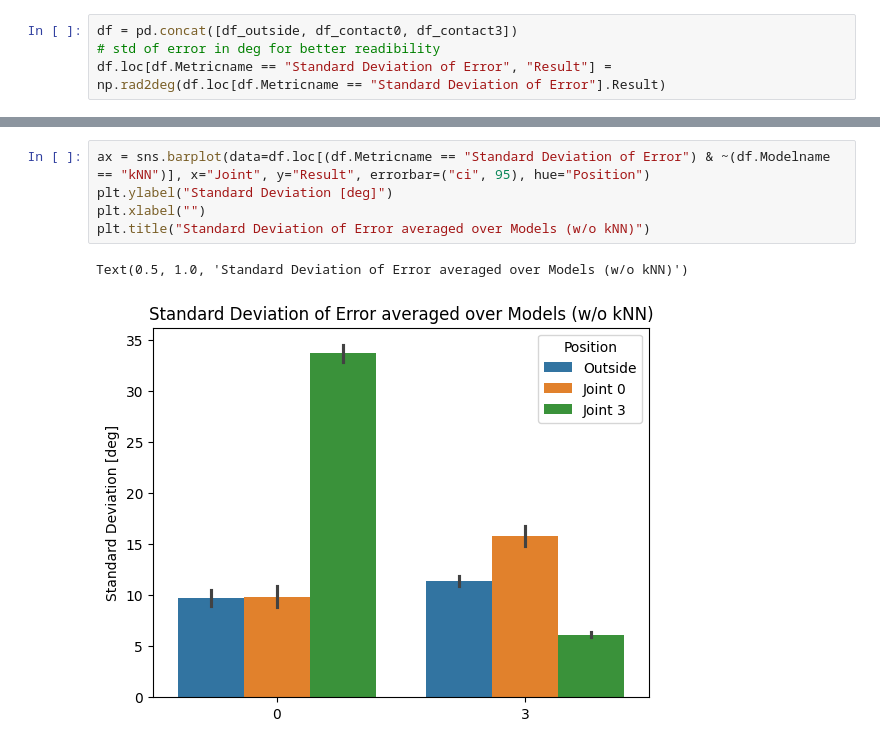
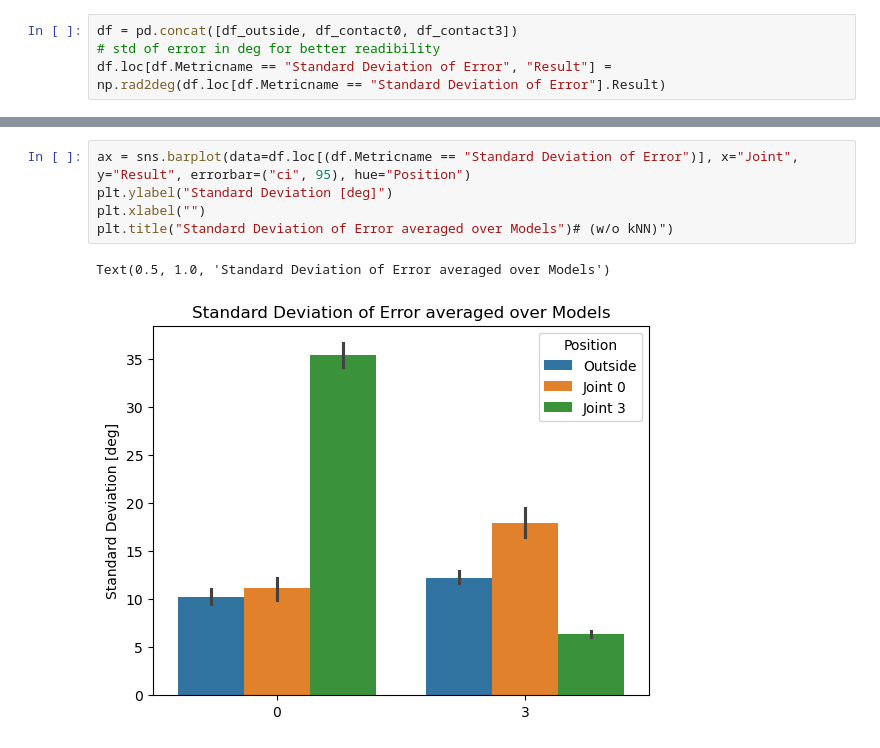
Before and after one commit to Tilman-Burghoff/acoustic-sensing, a Jupyter notebook: experiment3/compare_results.ipynb, the cells around one changed output, grey strips where cells are left out. Cells and saved outputs as stored; diff of their text form.

```diff
--- a/experiment3/compare_results.ipynb
+++ b/experiment3/compare_results.ipynb
@@ -80,8 +110,8 @@ Text(0.5, 1.0, 'Standard Deviation of Error at Joint 3')
 # %%
-ax = sns.barplot(data=df.loc[(df.Metricname == "Standard Deviation of Error") & ~(df.Modelname == "kNN")], x="Joint", y="Result", errorbar=("ci", 95), hue="Position")
+ax = sns.barplot(data=df.loc[(df.Metricname == "Standard Deviation of Error")], x="Joint", y="Result", errorbar=("ci", 95), hue="Position")
 plt.ylabel("Standard Deviation [deg]")
 plt.xlabel("")
-plt.title("Standard Deviation of Error averaged over Models (w/o kNN)")
+plt.title("Standard Deviation of Error averaged over Models")# (w/o kNN)")
 # %% [output]
-Text(0.5, 1.0, 'Standard Deviation of Error averaged over Models (w/o kNN)')
+Text(0.5, 1.0, 'Standard Deviation of Error averaged over Models')
-[figure, old version]
+[figure, new version]
```
Also changed, not shown: parts of 10 cells of this notebook.
